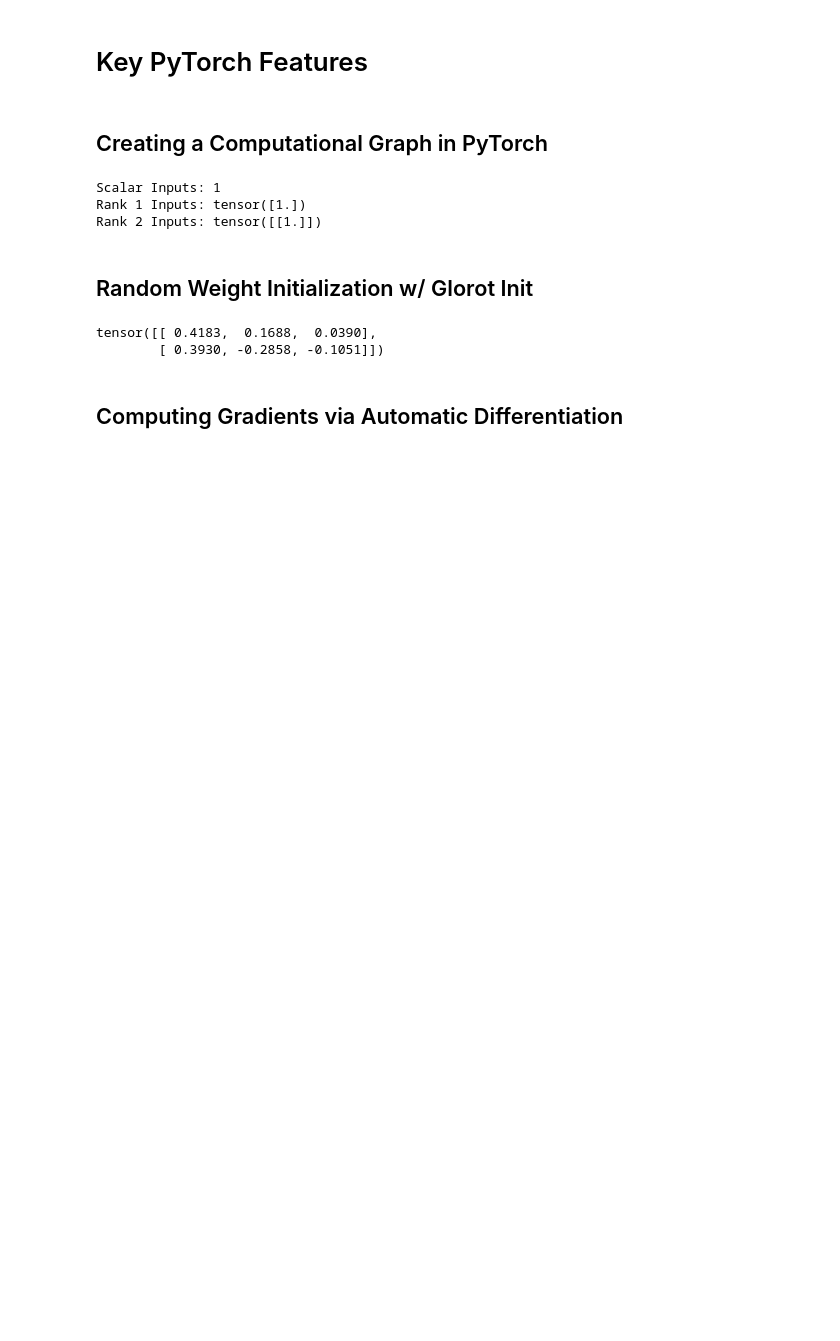
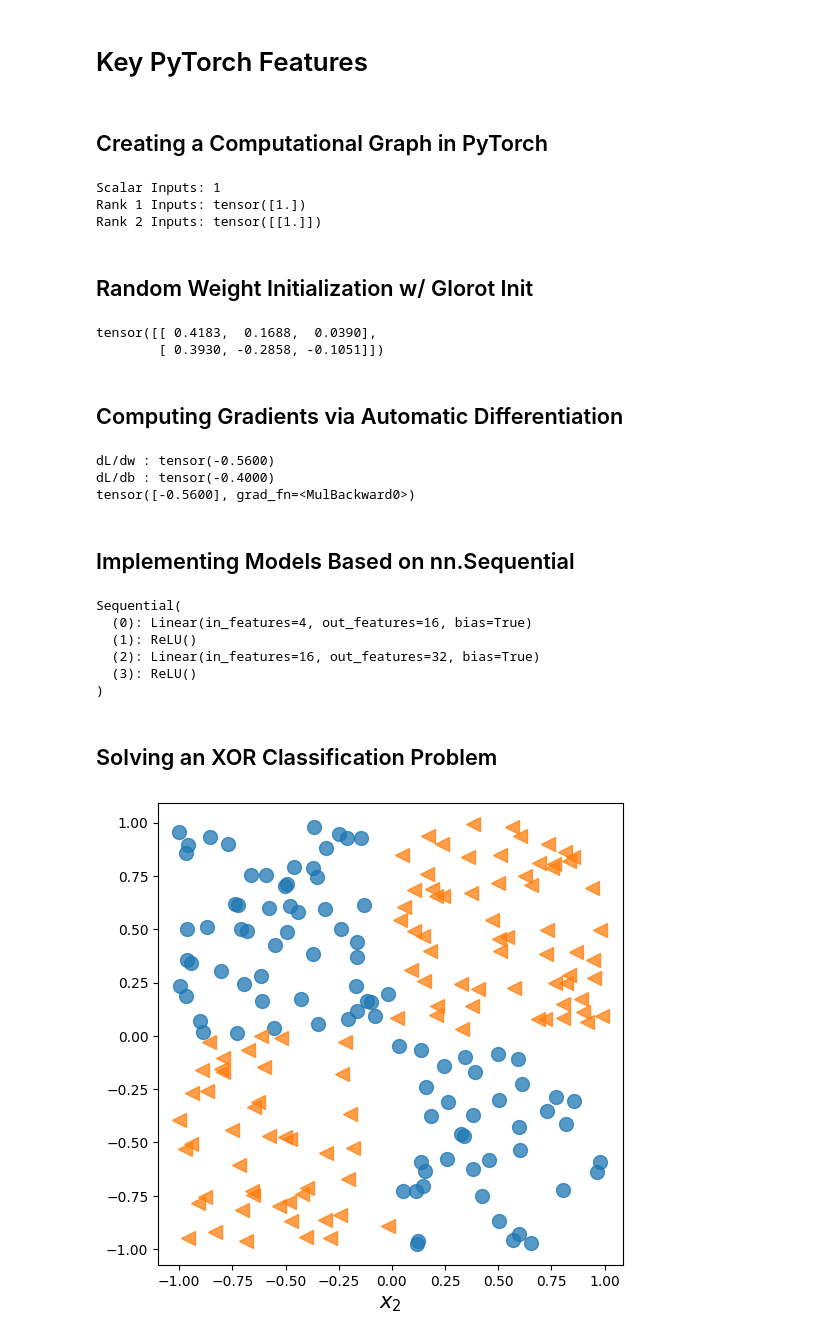
Before and after one commit to Jstafford98/Machine-Learning-with-PyTorch-and-Scikit-Learn, a Jupyter notebook: src/Chapter13.ipynb, the cells around one changed output. Drawn from its saved outputs; the diff is of its cells as text; code cells hidden in the pictures; blank space fills up the shorter version.

```diff
--- a/src/Chapter13.ipynb
+++ b/src/Chapter13.ipynb
@@ -48,3 +51,36 @@ class MyModule(nn.Module):
         nn.init.xavier_normal_(self.w2)
 # %% [markdown]
 ## Computing Gradients via Automatic Differentiation
+# %%
+w = torch.tensor(1.0, requires_grad=True)
+b = torch.tensor(.5,  requires_grad=True)
+x = torch.tensor([1.4])
+y = torch.tensor([2.1])
+z = torch.add(torch.mul(w, x), b)
+loss = (y - z).pow(2).sum()
+loss.backward()
+
+print(f'dL/dw :', w.grad)
+print(f'dL/db :', b.grad)
+print(2 * x * ((w * x + b) - y))
+# %% [output]
+dL/dw : tensor(-0.5600)
+dL/db : tensor(-0.4000)
+tensor([-0.5600], grad_fn=<MulBackward0>)
+# %% [markdown]
+## Implementing Models Based on nn.Sequential
+# %%
+model = nn.Sequential(
+    nn.Linear(4, 16),
+    nn.ReLU(),
+    nn.Linear(16, 32),
+    nn.ReLU()
+)
+model
+# %% [output]
+Sequential(
+  (0): Linear(in_features=4, out_features=16, bias=True)
+  (1): ReLU()
+  (2): Linear(in_features=16, out_features=32, bias=True)
+  (3): ReLU()
+)
@@ -50,0 +91,35 @@ class MyModule(nn.Module):
+# %% [markdown]
+## Solving an XOR Classification Problem
+# %%
+torch.manual_seed(1)
+np.random.seed(1)
+
+x = np.random.uniform(low=-1, high=1, size=(200, 2))
+y = np.ones(len(x))
+
+'''
+    In this case, our truth labels are 0 if
+    the product of x1 and x2 (our features)
+    is less than 0. Otherwise, they're 1.
+'''
+y[x[:, 0] * x[:, 1] < 0] = 0
+
+n_train = 100
+
+x_train = torch.tensor(x[:n_train, :], dtype=torch.float32)
+y_train = torch.tensor(y[:n_train]   , dtype=torch.float32)
+
+x_valid = torch.tensor(x[n_train:, :], dtype=torch.float32)
+y_valid = torch.tensor(y[n_train:]   , dtype=torch.float32)
+
+fig = plt.figure(figsize=(6, 6))
+
+plt.plot(x[y==0, 0], x[y==0, 1], 'o', alpha=.75, markersize=10)
+plt.plot(x[y==1, 0], x[y==1, 1], '<', alpha=.75, markersize=10)
+
+plt.xlabel(r'$x_1$', size=15)
+plt.xlabel(r'$x_2$', size=15)
+
+plt.show()
+# %% [output]
+[figure, added]
```
Also changed, not shown: parts of 14 cells of this notebook.
